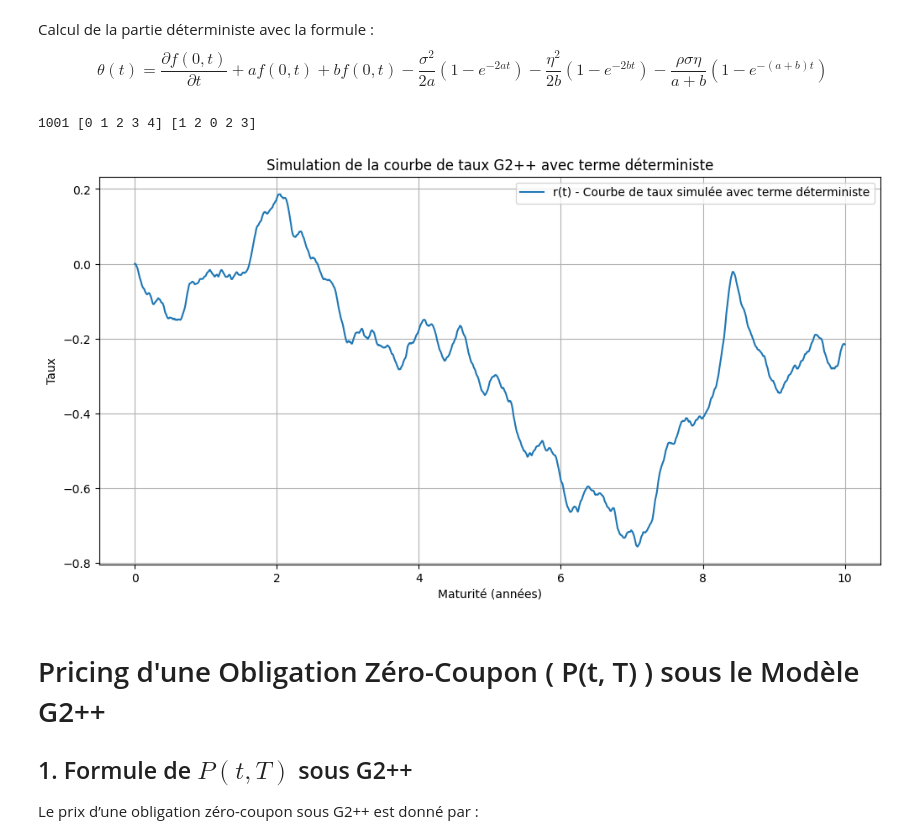
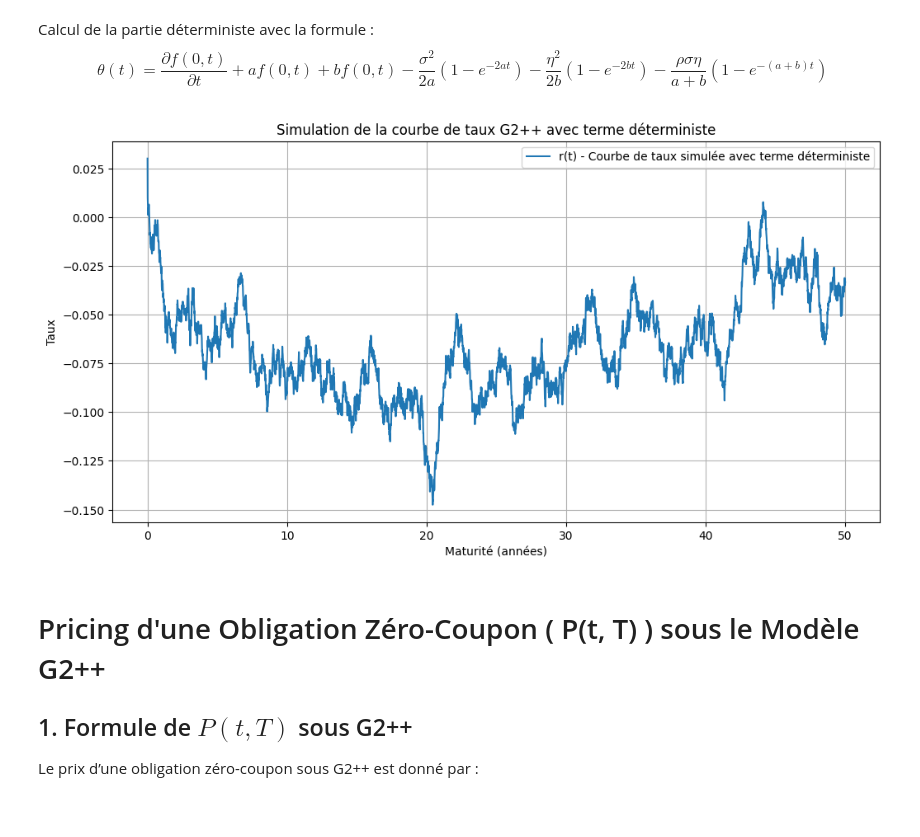
Before and after one commit to massine-djn/StatApp_GSE, a Jupyter notebook: main.ipynb, the cells around one changed output. Saved outputs shown, nothing was run; the diff lists cells and outputs as text; code cells hidden in the pictures; blank space fills up the shorter version.

```diff
--- a/main.ipynb
+++ b/main.ipynb
@@ -79,8 +79,8 @@ x = np.zeros(N + 1)
 y = np.zeros(N + 1)
 
 for t in range(1, N + 1):
-    x[t] = x[t-1] * np.exp(-a) + W1[t-1] * sigma * np.sqrt((1 - np.exp(-2*a))/(2*a))
-    y[t] = y[t-1]* np.exp(-b) + W2[t-1] * eta * np.sqrt((1 - np.exp(-2*b))/(2*b))
+    x[t] = x[t-1] * np.exp(-a * dt) + sigma * np.sqrt((1 - np.exp(-2*a*dt)) / (2*a)) * np.random.normal(0, 1)
+    y[t] = y[t-1] * np.exp(-b * dt) + eta * np.sqrt((1 - np.exp(-2*b*dt)) / (2*b)) * np.random.normal(0, 1)
 # %%
 # Simulation de theta(t) (simplifiée sans courbe de taux initiale)
 theta = np.zeros(N + 1)  # Pour l'instant, on prend une approximation à zéro
@@ -112,11 +112,8 @@ data.sheet_names
 # %% [output]
 ['Cap Volatility', 'EIOPA Rate', 'EURIBOR Rate', 'Call Euro Stoxx 50']
 # %%
-# Read the data from the specified sheet
-courbe_taux = pd.read_excel(data, sheet_name="EIOPA Rate", header=0)
-
-courbe_taux = courbe_taux.iloc[:, :2]
-courbe_taux = courbe_taux.dropna()
+courbe_taux = pd.read_excel(data, sheet_name="EIOPA Rate", usecols=[0, 1])
+courbe_taux.dropna(inplace=True)
 
 courbe_taux.head()
 # %% [output]
@@ -227,10 +224,12 @@ ou par interpolation par les splines cubiques
 from scipy.interpolate import CubicSpline
 
 # Interpolation des taux zéro-coupon
+assert np.all(np.diff(maturities) > 0), "Les maturités doivent être strictement croissantes."
+
 interpolateur_zero_coupon = CubicSpline(maturities, zero_coupon_rates, bc_type='natural')
 
 # Calcul des taux zéro-coupon interpolés
-maturities_interpol = np.linspace(0, 50, 100)
+maturities_interpol = t_grid
 zero_coupon_rates_interpol = interpolateur_zero_coupon(maturities_interpol)
 
 # Affichage des résultats
@@ -314,35 +337,32 @@ dr_dt_forward = interpolateur_forward.derivative()
 dr_dt_forward_values = dr_dt_forward(t_grid[1:])
 # %%
 theta = [r0]
-for t in range (len(t_grid[1:])):
+for t_idx, t in enumerate(t_grid[1:]):
 
-    taux_forward = forward_rates[t]
-    df_dt = dr_dt_forward_values[t]
+    taux_forward = forward_rates[t_idx]
+    df_dt = dr_dt_forward_values[t_idx]
 
     # Calcul des termes correctifs
     terme1 = - (sigma**2 / (2 * a)) * (1 - np.exp(-2 * a * t))
     terme2 = - (eta**2 / (2 * b)) * (1 - np.exp(-2 * b * t))
     terme3 = - (rho * sigma * eta / (a + b)) * (1 - np.exp(-(a + b) * t))
 
-    # Calcul de θ(t)
-    theta_t = df_dt + a * taux_forward + b * taux_forward + terme1 + terme2 + terme3
+    # Correction de θ(t)
+    theta_t = df_dt + (a + b) * taux_forward + terme1 + terme2 + terme3
 
     theta.append(theta_t)
-print(len(theta),x,y)
-# %% [output]
-1001 [0 1 2 3 4] [1 2 0 2 3]
 # %%
-r_2 = x + y + theta
+r = {t : x[t_idx] + y[t_idx] + theta[t_idx] for t_idx, t in enumerate(t_grid)}
 plt.figure(figsize=(12, 6))
-plt.plot(t_grid, r_2, label='r(t) - Courbe de taux simulée avec terme déterministe')
+plt.plot(list(r.keys()), list(r.values()), label='r(t) - Courbe de taux simulée avec terme déterministe')
 plt.xlabel('Maturité (années)')
 plt.ylabel('Taux')
 plt.legend()
 plt.title('Simulation de la courbe de taux G2++ avec terme déterministe')
 plt.grid()
 plt.show()
 # %% [output]
-[figure, old version]
+[figure, new version]
 # %% [markdown]
 # Pricing d'une Obligation Zéro-Coupon \( P(t, T) \) sous le Modèle G2++
 
```
Also changed, not shown: parts of 15 cells of this notebook.
